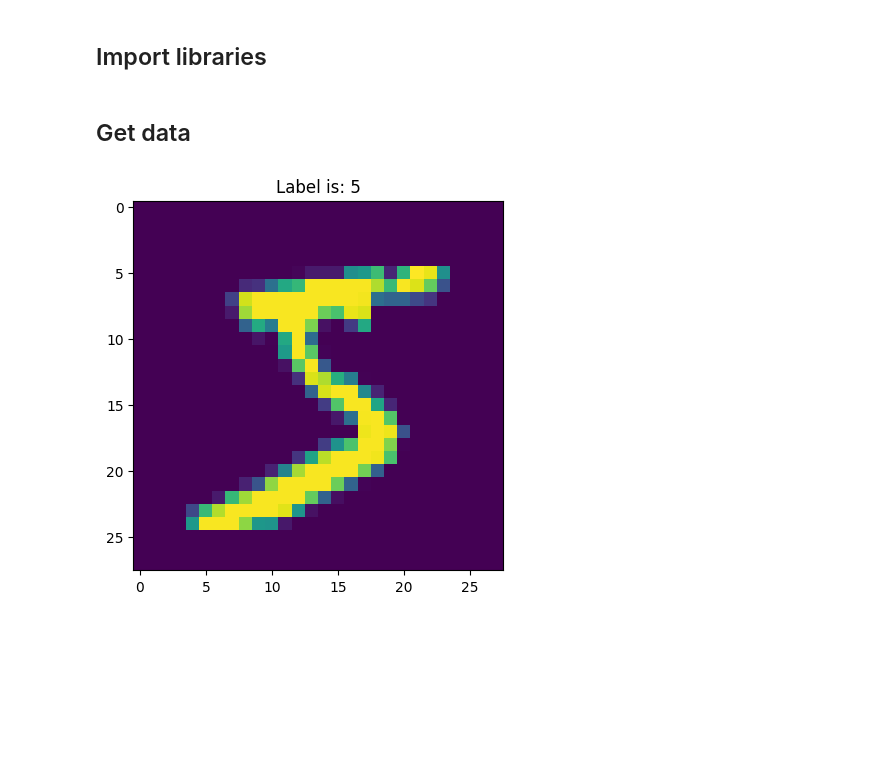
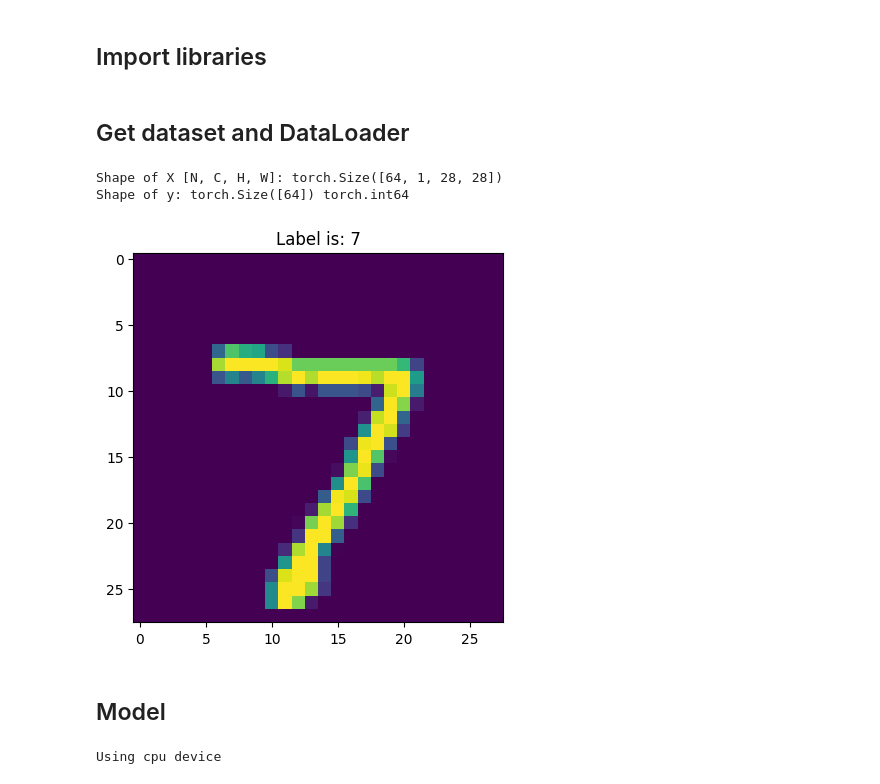
Before and after one commit to efekaanefe/DL-Algorithms-Using-Pytorch, a Jupyter notebook: MNIST-Recognizer.ipynb, the cells around one changed output. Drawn from its saved outputs; the diff is of its cells as text; code cells hidden in the pictures; blank space fills up the shorter version.

Commit message:
model

```diff
--- a/MNIST-Recognizer.ipynb
+++ b/MNIST-Recognizer.ipynb
@@ -10,5 +17,5 @@ from torchvision import datasets, transforms
 # %% [markdown]
-## Get data
+## Get dataset and DataLoader
 # %%
 transform = transforms.Compose([transforms.ToTensor(), transforms.Normalize((0.5,), (0.5,))])
 
@@ -23,8 +24,45 @@ test_y = testset.targets
 # %%
-plt.imshow(train_X[0])
-plt.title(f"Label is: {train_y[0]}")
-plt.show()
+# train_X = trainset.data
+# train_y = trainset.targets
+# test_X = testset.data
+# test_y = testset.targets
+
+# plt.imshow(train_X[0])
+# plt.title(f"Label is: {train_y[0]}")
+# plt.show()
-# %% [output]
-[figure, removed]
-# %% [markdown]
-##
+# %%
+batch_size = 64
+
+# Create data loaders.
+train_dataloader = DataLoader(trainset, batch_size=batch_size)
+test_dataloader = DataLoader(testset, batch_size=batch_size)
+
+for X, y in test_dataloader:
+    print(f"Shape of X [N, C, H, W]: {X.shape}")
+    print(f"Shape of y: {y.shape} {y.dtype}")
+
+    # plt.imshow(X[0].reshape(28,28))
+    plt.imshow(X[0][0])
+
+    plt.title(f"Label is: {y[0]}")
+    plt.show()
+
+    break
+# %% [output]
+Shape of X [N, C, H, W]: torch.Size([64, 1, 28, 28])
+Shape of y: torch.Size([64]) torch.int64
+[figure, added]
+# %% [markdown]
+## Model
+# %%
+# Get cpu, gpu or mps device for training.
+device = (
+    "cuda"
+    if torch.cuda.is_available()
+    else "mps"
+    if torch.backends.mps.is_available()
+    else "cpu"
+)
+print(f"Using {device} device")
+# %% [output]
+Using cpu device
```
Also changed, not shown: parts of 8 cells of this notebook.
